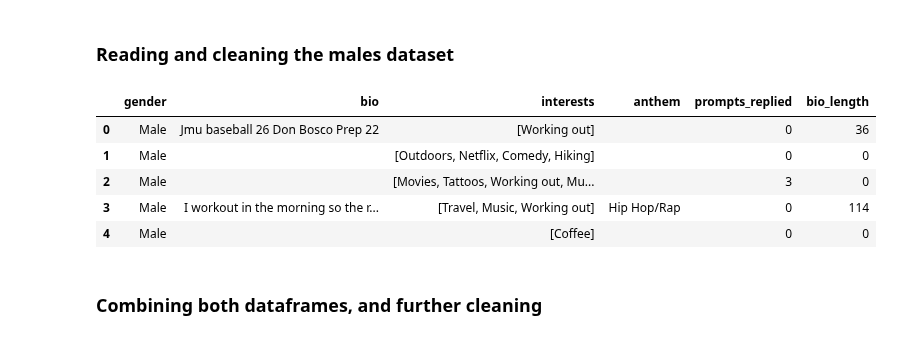
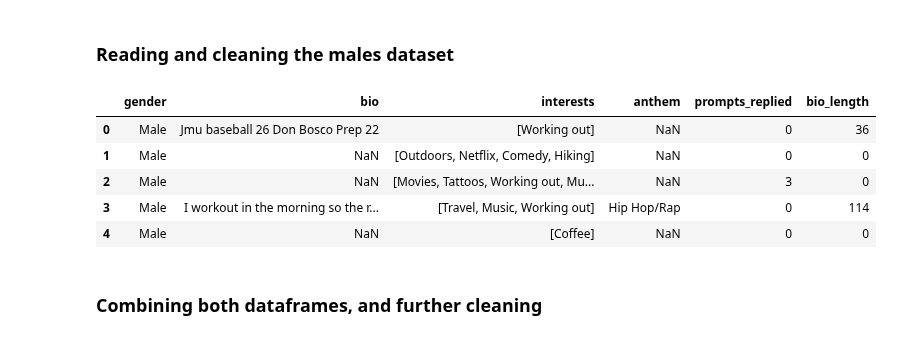
Before and after one commit to ccvale/tinder-profile-analysis, a Jupyter notebook: tinderquery.ipynb, the cells around one changed output. Cells and saved outputs as stored; diff of their text form; code cells hidden in the pictures.

```diff
--- a/tinderquery.ipynb
+++ b/tinderquery.ipynb
@@ -39,26 +40,27 @@ females.head()
 # %%
 males = pd.read_json('males.json')
 
 # https://stackoverflow.com/questions/62343093/remove-empty-string-from-a-list-of-strings
 males['prompts_replied'] = [len(list(filter(None, sublist))) for sublist in males['prompts']]
 
 males = males.drop(['id', 'prompts'], 1)
 
 males['gender'] = 'Male'
 
 males['bio_length'] = males['bio'].str.split('').str.len()
 males['bio_length'] = males['bio_length'].replace('', 0).astype('int')
 
 males['bio_length'][males.bio_length == 2] = 0
+males = males.replace('',np.nan)
 
 males.head()
 # %% [output]
 |  | gender | bio | interests | anthem | prompts_replied | bio_length |
-| 0 | Male | Jmu baseball 26 Don Bosco Prep 22 | [Working out] |  | 0 | 36 |
-| 1 | Male |  | [Outdoors, Netflix, Comedy, Hiking] |  | 0 | 0 |
-| 2 | Male |  | [Movies, Tattoos, Working out, Mu... |  | 3 | 0 |
+| 0 | Male | Jmu baseball 26 Don Bosco Prep 22 | [Working out] | NaN | 0 | 36 |
+| 1 | Male | NaN | [Outdoors, Netflix, Comedy, Hiking] | NaN | 0 | 0 |
+| 2 | Male | NaN | [Movies, Tattoos, Working out, Mu... | NaN | 3 | 0 |
 | 3 | Male | I workout in the morning so the r... | [Travel, Music, Working out] | Hip Hop/Rap | 0 | 114 |
-| 4 | Male |  | [Coffee] |  | 0 | 0 |
+| 4 | Male | NaN | [Coffee] | NaN | 0 | 0 |
 # %% [markdown]
 ### Combining both dataframes, and further cleaning
 # %%
```
Also changed, not shown: parts of 8 cells of this notebook.
